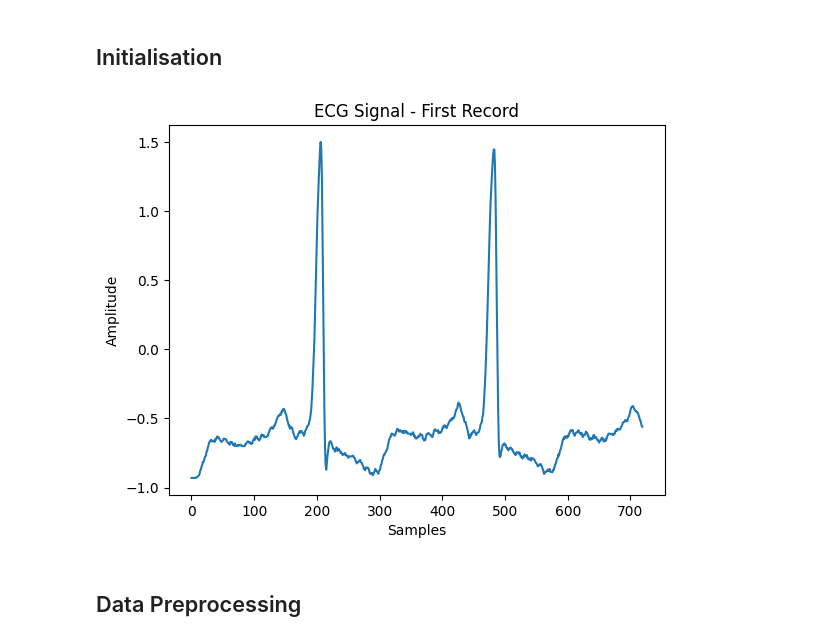
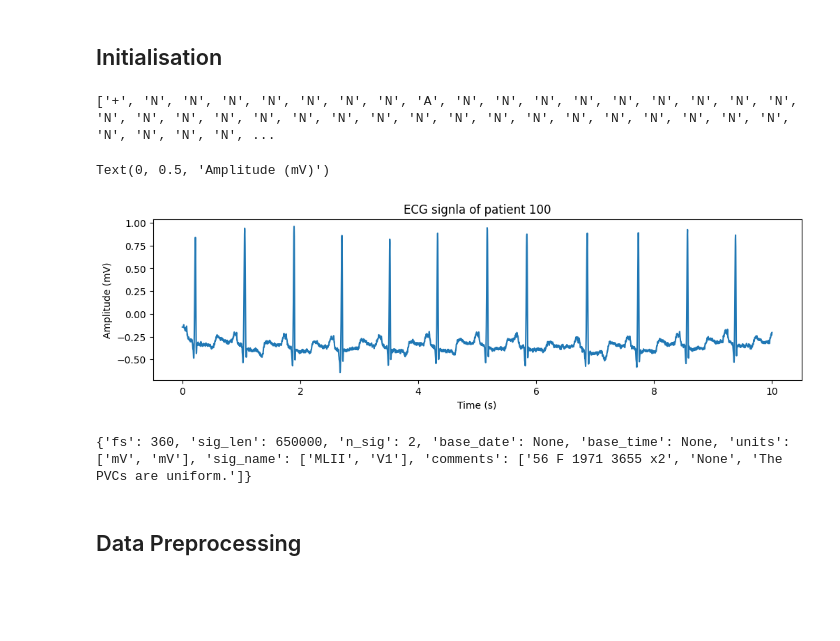
Before and after one commit to elijah-jones-2003/Heart-Rate-Monitoring, a Jupyter notebook: comparison_of_models.ipynb, the cells around one changed output. Cells and saved outputs as stored; diff of their text form; code cells hidden in the pictures; blank space fills up the shorter version.

```diff
--- a/comparison_of_models.ipynb
+++ b/comparison_of_models.ipynb
@@ -41,16 +5,58 @@ for file in os.listdir(csv_folder):
-# %%
-# Plot the first record
-plt.plot(ecg_signals[0][:720])  # Plot the first beat.
-
-# Adding title and labels
-plt.title("ECG Signal - First Record")
-plt.xlabel("Samples")
-plt.ylabel("Amplitude")
-
-# Display the plot
-plt.show()
-# %% [output]
-[figure, removed]
+# %%
+# Imports
+import os
+from os.path import join as osj
+import pandas as pd
+import numpy as np
+import torch
+import wfdb
+import matplotlib.pyplot as plt
+import torch.nn as nn
+import torch.optim as optim
+from torch.utils.data import DataLoader, Dataset
+
+# Directory where the dataset is stored
+dataset_directory = 'mit-bih-arrhythmia-database-1.0.0/'
+
+# Get an array of all ids
+record_ids = pd.read_csv('mit-bih-arrhythmia-database-1.0.0/RECORDS', header=None).to_numpy().reshape(-1)
+
+# Initialise dictionaries to store data
+lead1 = {}
+lead2 = {}
+annotations = {}
+
+# Load ECG signals and annotations
+for id in record_ids:
+    signals, info = wfdb.io.rdsamp(osj(dataset_directory, str(id)))
+    annotation = wfdb.rdann(dataset_directory + str(id), "atr")
+    lead1[id] = signals[:, 0]
+    lead2[id] = signals[:, 1]
+    annotations[id] = annotation
+# %% [output]
+['+', 'N', 'N', 'N', 'N', 'N', 'N', 'N', 'A', 'N', 'N', 'N', 'N', 'N', 'N', 'N', 'N', 'N', 'N', 'N', 'N', 'N', 'N', 'N', 'N', 'N', 'N', 'N', 'N', 'N', 'N', 'N', 'N', 'N', 'N', 'N', 'N', 'N', 'N', 'N', ...
+# %%
+patient_id = 100 # can change
+starting_time = 0 # can change
+ending_time = 10 # can change
+
+starting_signal_point = starting_time*350
+ending_signal_point = ending_time*350 # As sampling frequency is 350 Hz
+x = np.arange(starting_time, ending_time, 1/350)
+signal = lead1[patient_id][starting_signal_point: ending_signal_point]
+
+plt.figure(figsize=(12, 3), dpi=100)
+plt.plot(x, signal)
+plt.title(f'ECG signla of patient {patient_id}')
+plt.xlabel('Time (s)')
+plt.ylabel('Amplitude (mV)')
+# %% [output]
+Text(0, 0.5, 'Amplitude (mV)')
+[figure, added]
+# %%
+print(ecg_annotations)
+# %% [output]
+{'fs': 360, 'sig_len': 650000, 'n_sig': 2, 'base_date': None, 'base_time': None, 'units': ['mV', 'mV'], 'sig_name': ['MLII', 'V1'], 'comments': ['56 F 1971 3655 x2', 'None', 'The PVCs are uniform.']}
 # %% [markdown]
 ## Data Preprocessing
 # %% [markdown]
```
Also changed, not shown: parts of 5 cells of this notebook, 2 other files.
